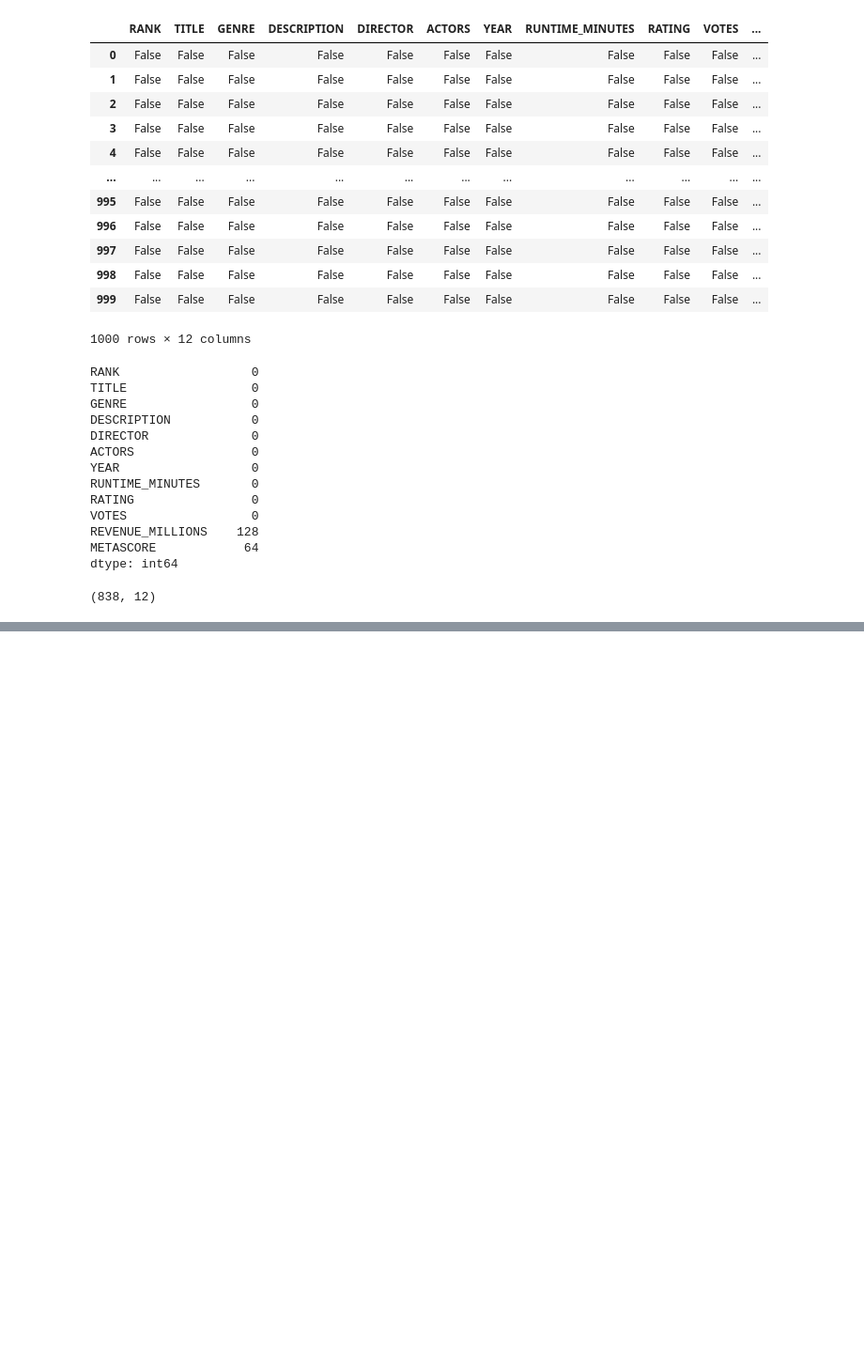
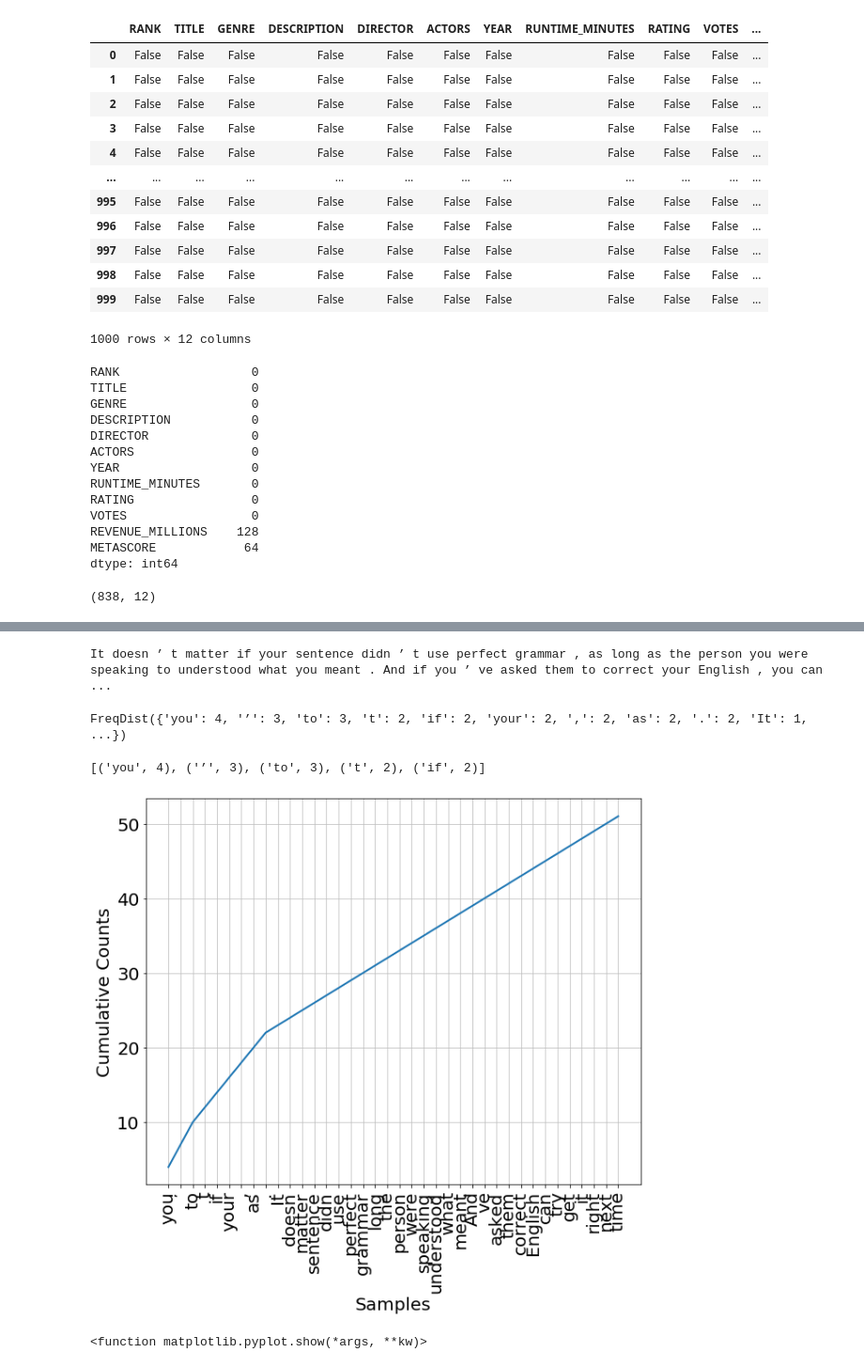
Before and after one commit to Elizabeth-Wainaina/ds-python-techcamp, a Jupyter notebook: PRACTICE_PYTHON.ipynb, the cells around one changed output, grey strips where cells are left out. Shown at 94% size. Drawn from its saved outputs; the diff is of its cells as text; code cells hidden in the pictures; blank space fills up the shorter version.

```diff
--- a/PRACTICE_PYTHON.ipynb
+++ b/PRACTICE_PYTHON.ipynb
@@ -588,0 +1361,6 @@ revenue =
+# %%
+text_one = "It doesn’t matter if your sentence didn’t use perfect grammar, as long as the person you were speaking to understood what you meant. And if you’ve asked them to correct your English, you can try to get it right next time."
+
+tokenized_sent_one = sent_tokenize(text_one)
+
+tokenized_sent_one
@@ -588,0 +1377,6 @@ revenue =
+# %%
+from nltk.tokenize import word_tokenize
+
+tokenized_word_one = word_tokenize(text_one)
+
+tokenized_word_one
@@ -588,0 +1401,5 @@ revenue =
+# %%
+for y in tokenized_word_one:
+    print(y, "", end="")
+# %% [output]
+It doesn ’ t matter if your sentence didn ’ t use perfect grammar , as long as the person you were speaking to understood what you meant . And if you ’ ve asked them to correct your English , you can  ...
@@ -588,0 +1408,18 @@ revenue =
+# %%
+fdist_word_one = FreqDist(tokenized_word_one)
+fdist_word_one
+# %% [output]
+FreqDist({'you': 4, '’': 3, 'to': 3, 't': 2, 'if': 2, 'your': 2, ',': 2, 'as': 2, '.': 2, 'It': 1, ...})
+# %%
+fdist_word_one.most_common(5)
+# %% [output]
+[('you', 4), ('’', 3), ('to', 3), ('t', 2), ('if', 2)]
+# %%
+import matplotlib.pyplot as plt
+
+fdist_word_one.plot(cumulative = True)
+
+plt.show
+# %% [output]
+[figure, added]
+<function matplotlib.pyplot.show(*args, **kw)>
```
Also changed, not shown: parts of 135 cells of this notebook, 7 other files.
